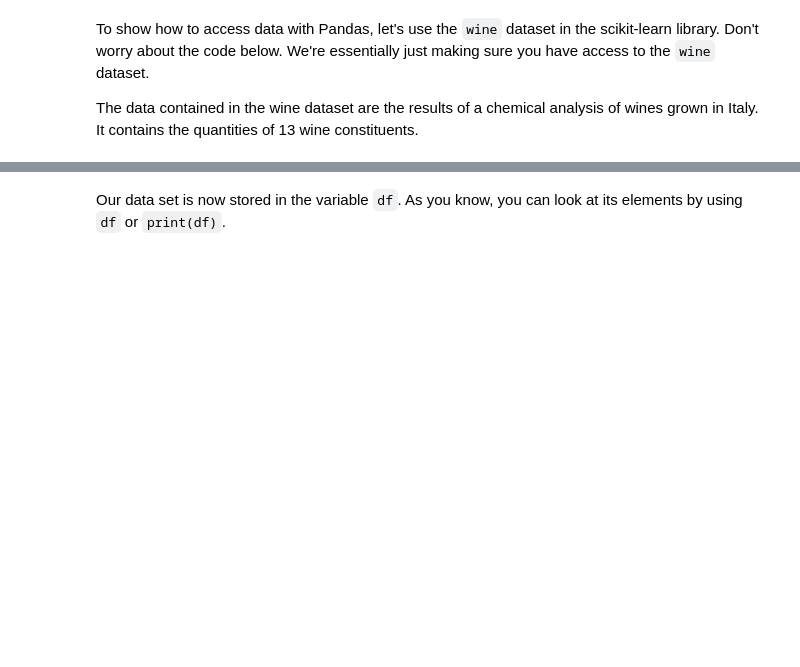
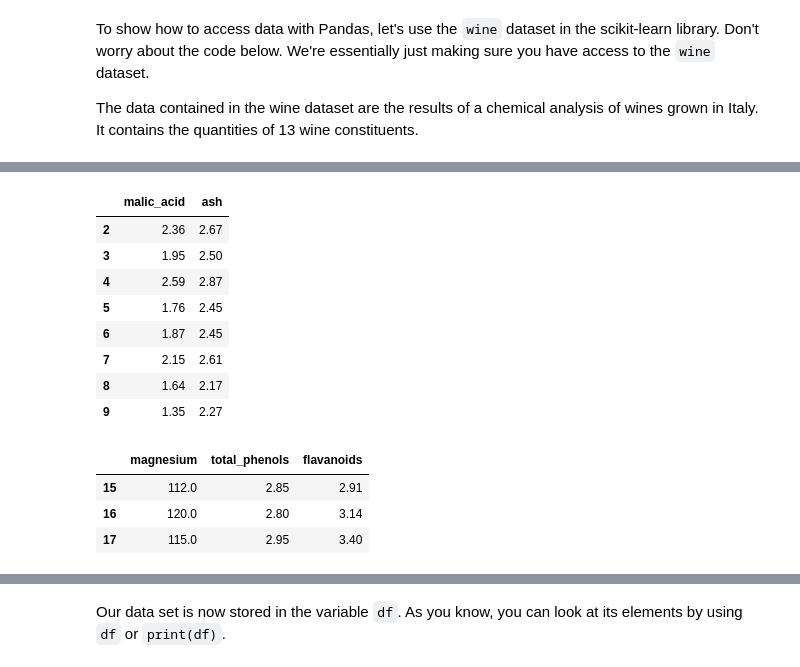
Before and after one commit to ian-moire/dsc-accessing-data-with-pandas, a Jupyter notebook: index.ipynb, the cells around one changed output, grey strips where cells are left out. Saved outputs shown, nothing was run; the diff lists cells and outputs as text; code cells hidden in the pictures; blank space fills up the shorter version.

```diff
--- a/index.ipynb
+++ b/index.ipynb
@@ -26,0 +217,20 @@ The data contained in the wine dataset are the results of a chemical analysis of
+# %%
+df.iloc[2:10, 1:3]
+# %% [output]
+|  | malic_acid | ash |
+| 2 | 2.36 | 2.67 |
+| 3 | 1.95 | 2.50 |
+| 4 | 2.59 | 2.87 |
+| 5 | 1.76 | 2.45 |
+| 6 | 1.87 | 2.45 |
+| 7 | 2.15 | 2.61 |
+| 8 | 1.64 | 2.17 |
+| 9 | 1.35 | 2.27 |
+# %%
+# get the 4th to 6th and the row of 15th to 17th
+df.iloc[15:18, 4:7]
+# %% [output]
+|  | magnesium | total_phenols | flavanoids |
+| 15 | 112.0 | 2.85 | 2.91 |
+| 16 | 120.0 | 2.80 | 3.14 |
+| 17 | 115.0 | 2.95 | 3.40 |
```
Also changed, not shown: parts of 27 cells of this notebook.
